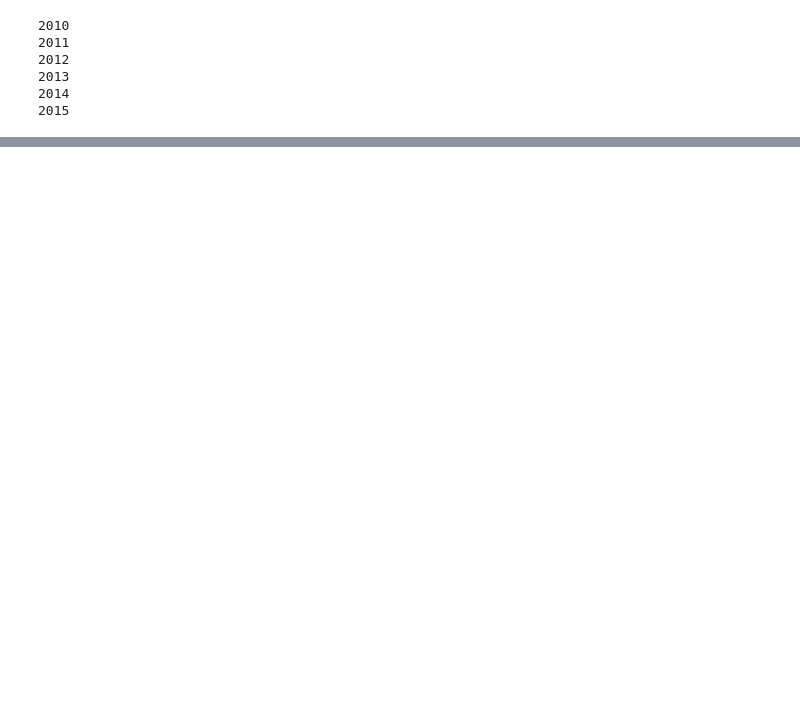
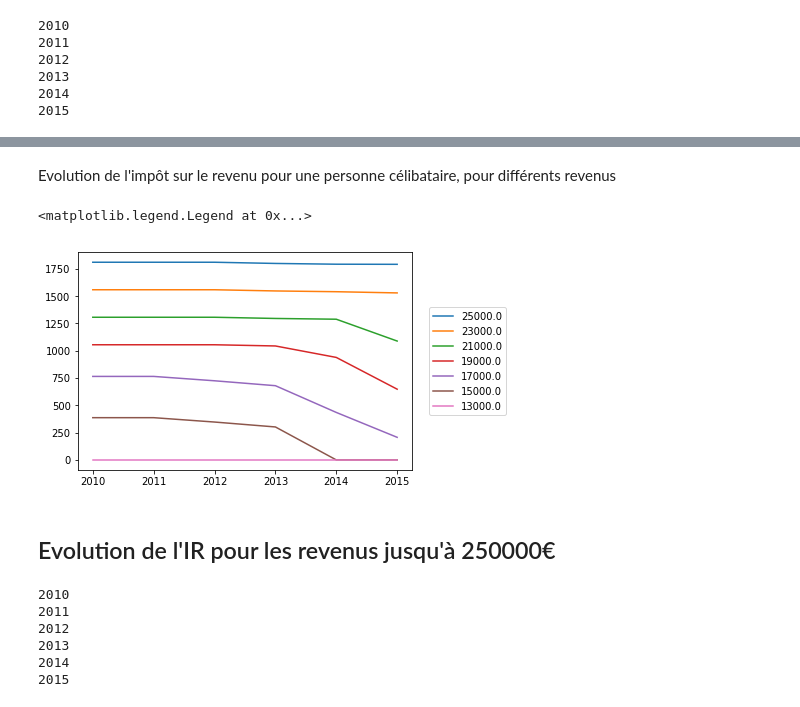
Before and after one commit to etalab/calculette-impots-exemples, a Jupyter notebook: notebooks/diachronie.ipynb, the cells around one changed output, grey strips where cells are left out. Cells and saved outputs as stored; diff of their text form; code cells hidden in the pictures; blank space fills up the shorter version.

```diff
--- a/notebooks/diachronie.ipynb
+++ b/notebooks/diachronie.ipynb
@@ -62,0 +54,15 @@ curves
+# %%
+years = range(2010, 2016)
+array_2d = np.array([curves[year]['IRN'] for year in years])
+# %% [markdown]
+Evolution de l'impôt sur le revenu pour une personne célibataire, pour différents revenus
+# %%
+step = 10
+for l in array_2d.T[::-step]:
+    plt.plot(years, l)
+plt.legend(alias_values['1AJ'][::-step], loc=(1.05, 0.25))
+# %% [output]
+<matplotlib.legend.Legend at 0x...>
+[figure, added]
+# %% [markdown]
+## Evolution de l'IR pour les revenus jusqu'à 250000€
@@ -62,0 +72,14 @@ curves
+# %%
+curves = {}
+for year, millesime_name in millesime_names.items():
+    print(year)
+    vector_engine = calculette_impots_exemples.VectorComputationEngine(millesime_name, n_batch)
+    results = vector_engine.compute(alias_values, ['IRN'])
+    curves[year] = results
+# %% [output]
+2010
+2011
+2012
+2013
+2014
+2015
```
Also changed, not shown: parts of 18 cells of this notebook, 2 other files.
